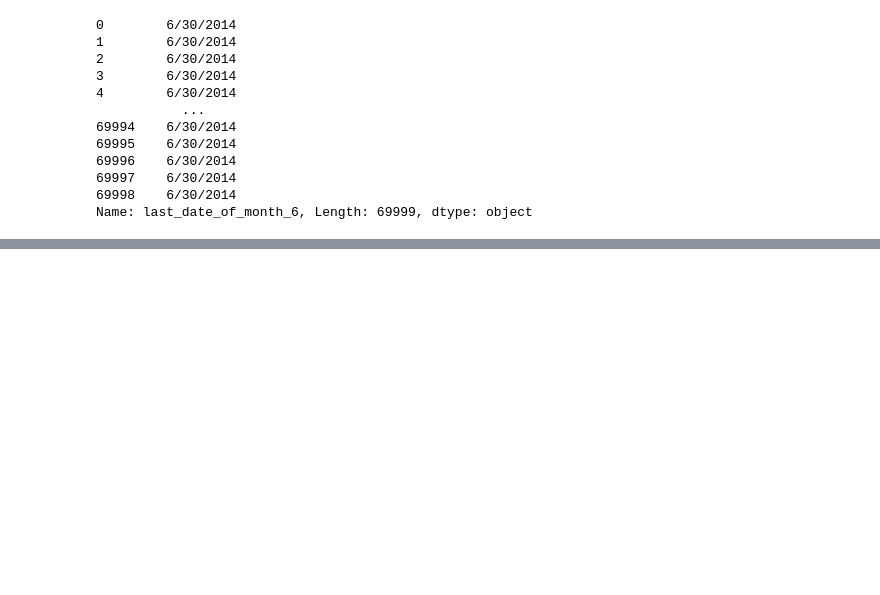
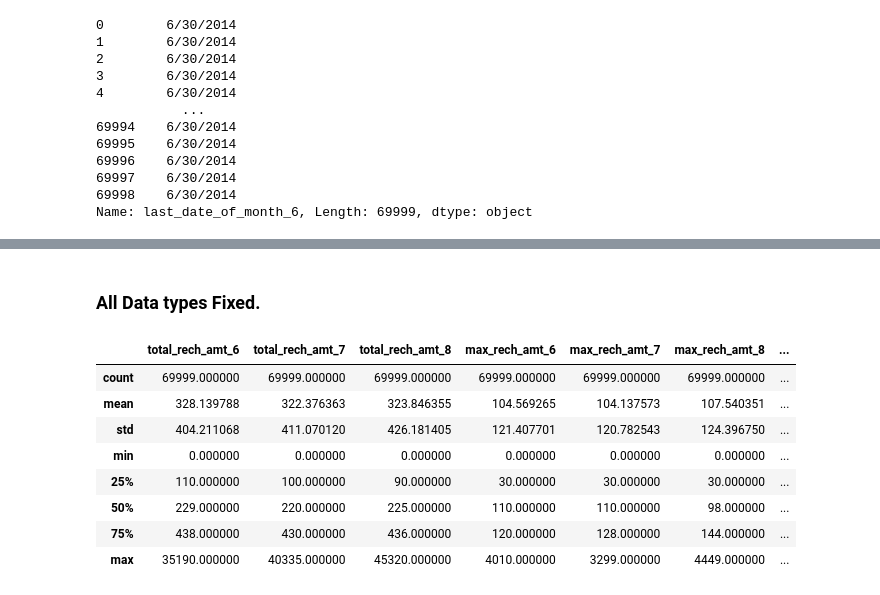
Before and after one commit to kushlulla/TelecomChurn_Kush_Gautam, a Jupyter notebook: Kush_Lulla_Gautam_Joshi.ipynb, the cells around one changed output, grey strips where cells are left out. Drawn from its saved outputs; the diff is of its cells as text; code cells hidden in the pictures; blank space fills up the shorter version.

Commit message:
Data Fix

```diff
--- a/Kush_Lulla_Gautam_Joshi.ipynb
+++ b/Kush_Lulla_Gautam_Joshi.ipynb
@@ -94,0 +96,8 @@ missing_value_df
+# %%
+def FixDate(arr):
+    fx='%m/%d/%Y'
+    out=pd.to_datetime(arr,format=fx)
+    return out
+# %%
+#Since all the data is numeric except for the date we can grab all the date columns at once to fix them
+DateList=list(churn_df.select_dtypes(['object']).columns)
@@ -94,0 +116,4 @@ missing_value_df
+# %%
+for x in DateList:
+    churn_df[x]=FixDate(churn_df[x])
+churn_df.info(verbose = True, show_counts=True)
@@ -94,0 +138,15 @@ missing_value_df
+# %% [markdown]
+### All Data types Fixed.
+# %%
+amt_recharge_col =  churn_df.columns[churn_df.columns.str.contains('rech_amt|rech_data')]
+churn_df.loc[:,amt_recharge_col].describe()
+# %% [output]
+|  | total_rech_amt_6 | total_rech_amt_7 | total_rech_amt_8 | max_rech_amt_6 | max_rech_amt_7 | max_rech_amt_8 | ... |
+| count | 69999.000000 | 69999.000000 | 69999.000000 | 69999.000000 | 69999.000000 | 69999.000000 | ... |
+| mean | 328.139788 | 322.376363 | 323.846355 | 104.569265 | 104.137573 | 107.540351 | ... |
+| std | 404.211068 | 411.070120 | 426.181405 | 121.407701 | 120.782543 | 124.396750 | ... |
+| min | 0.000000 | 0.000000 | 0.000000 | 0.000000 | 0.000000 | 0.000000 | ... |
+| 25% | 110.000000 | 100.000000 | 90.000000 | 30.000000 | 30.000000 | 30.000000 | ... |
+| 50% | 229.000000 | 220.000000 | 225.000000 | 110.000000 | 110.000000 | 98.000000 | ... |
+| 75% | 438.000000 | 430.000000 | 436.000000 | 120.000000 | 128.000000 | 144.000000 | ... |
+| max | 35190.000000 | 40335.000000 | 45320.000000 | 4010.000000 | 3299.000000 | 4449.000000 | ... |
```
Also changed, not shown: parts of 4 cells of this notebook.
